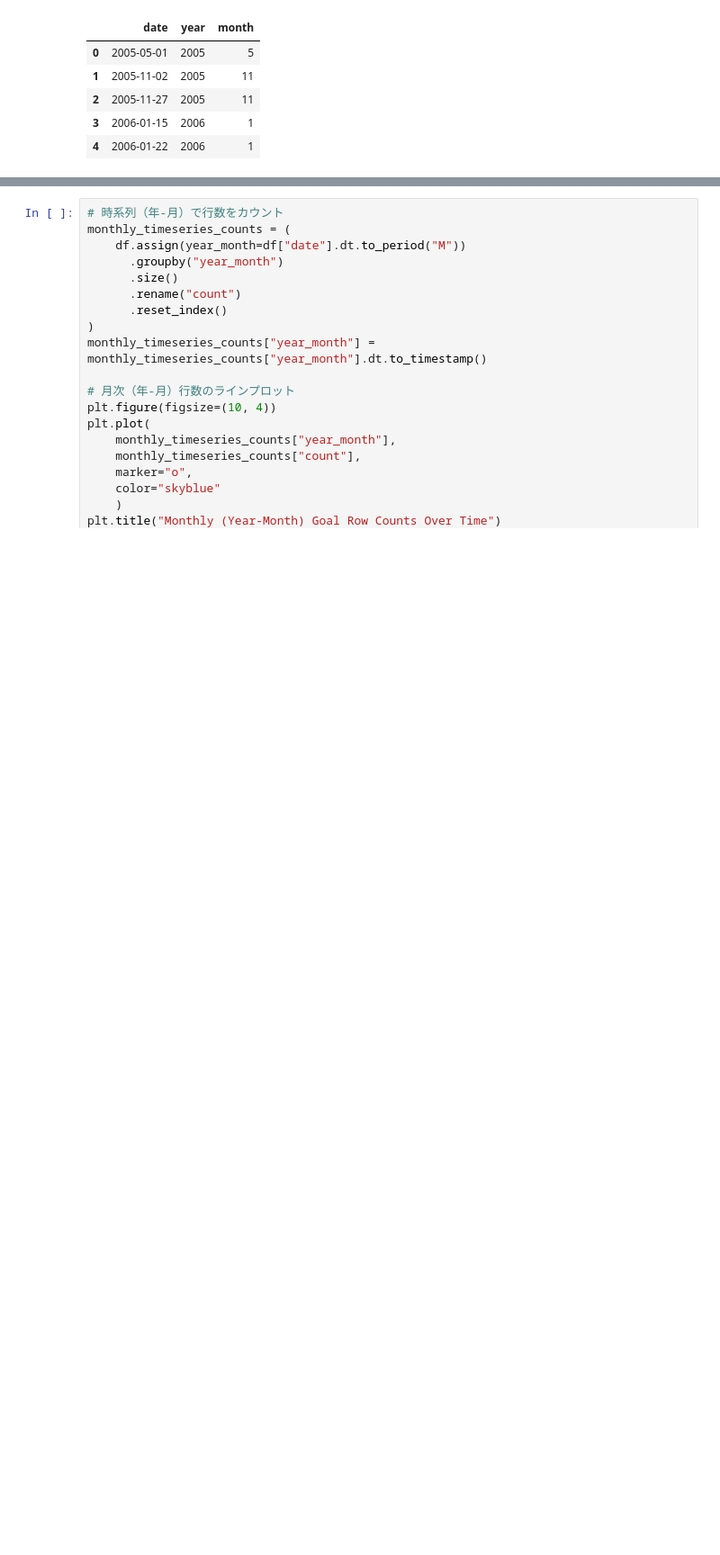
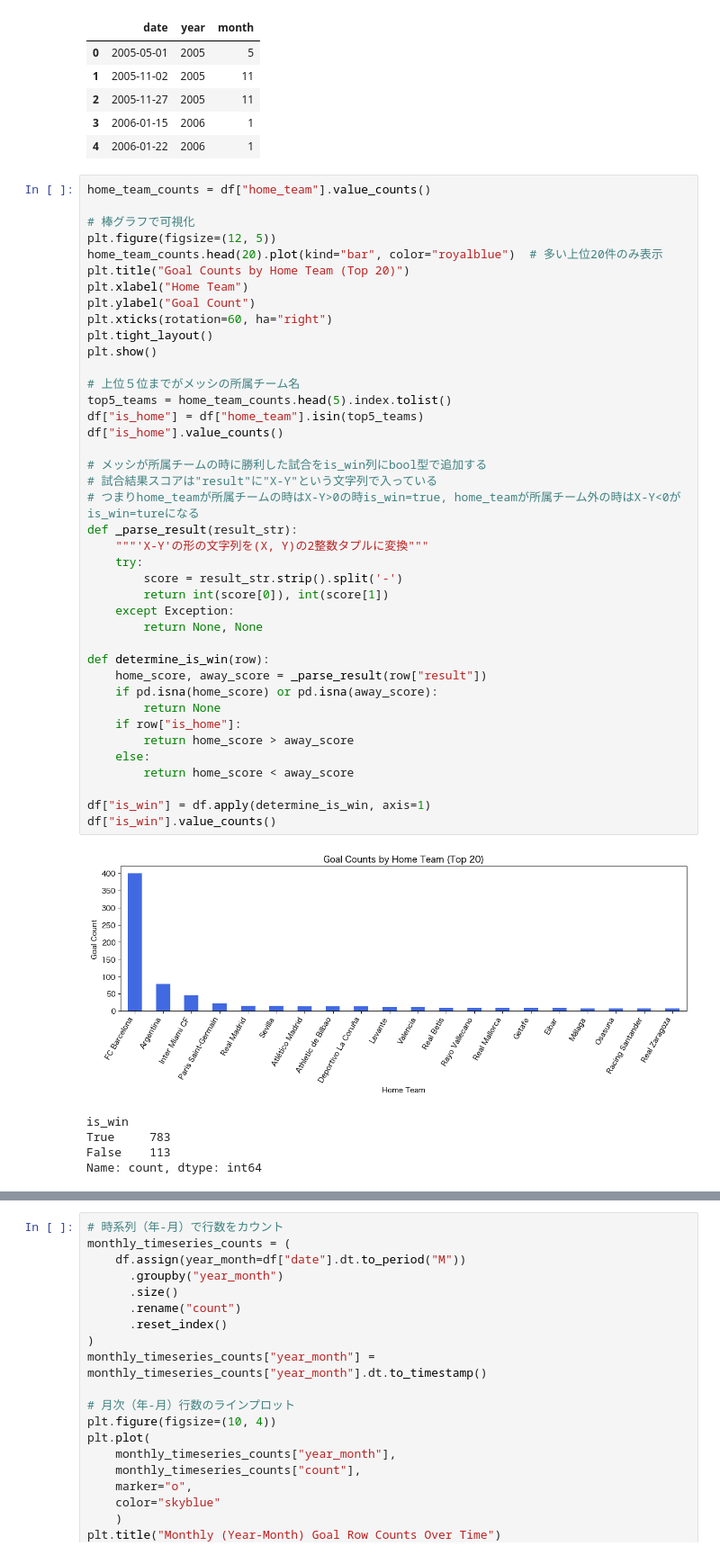
Before and after one commit to WE1CH-KAZU/analytics_messi, a Jupyter notebook: src/analytics_messi.ipynb, the cells around one changed output, grey strips where cells are left out. Shown at 90% size. Saved outputs shown, nothing was run; the diff lists cells and outputs as text; blank space fills up the shorter version.

```diff
--- a/src/analytics_messi.ipynb
+++ b/src/analytics_messi.ipynb
@@ -96,3 +97,49 @@ memory usage: 112.1 KB
 | 2 | 2005-11-27 | 2005 | 11 |
 | 3 | 2006-01-15 | 2006 | 1 |
 | 4 | 2006-01-22 | 2006 | 1 |
+# %%
+home_team_counts = df["home_team"].value_counts()
+
+# 棒グラフで可視化
+plt.figure(figsize=(12, 5))
+home_team_counts.head(20).plot(kind="bar", color="royalblue")  # 多い上位20件のみ表示
+plt.title("Goal Counts by Home Team (Top 20)")
+plt.xlabel("Home Team")
+plt.ylabel("Goal Count")
+plt.xticks(rotation=60, ha="right")
+plt.tight_layout()
+plt.show()
+
+# 上位５位までがメッシの所属チーム名
+top5_teams = home_team_counts.head(5).index.tolist()
+df["is_home"] = df["home_team"].isin(top5_teams)
+df["is_home"].value_counts()
+
+# メッシが所属チームの時に勝利した試合をis_win列にbool型で追加する
+# 試合結果スコアは"result"に"X-Y"という文字列で入っている
+# つまりhome_teamが所属チームの時はX-Y>0の時is_win=true, home_teamが所属チーム外の時はX-Y<0がis_win=tureになる
+def _parse_result(result_str):
+    """'X-Y'の形の文字列を(X, Y)の2整数タプルに変換"""
+    try:
+        score = result_str.strip().split('-')
+        return int(score[0]), int(score[1])
+    except Exception:
+        return None, None
+
+def determine_is_win(row):
+    home_score, away_score = _parse_result(row["result"])
+    if pd.isna(home_score) or pd.isna(away_score):
+        return None
+    if row["is_home"]:
+        return home_score > away_score
+    else:
+        return home_score < away_score
+
+df["is_win"] = df.apply(determine_is_win, axis=1)
+df["is_win"].value_counts()
+# %% [output]
+[figure, added]
+is_win
+True     783
+False    113
+Name: count, dtype: int64
```
Also changed, not shown: parts of 4 cells of this notebook.
